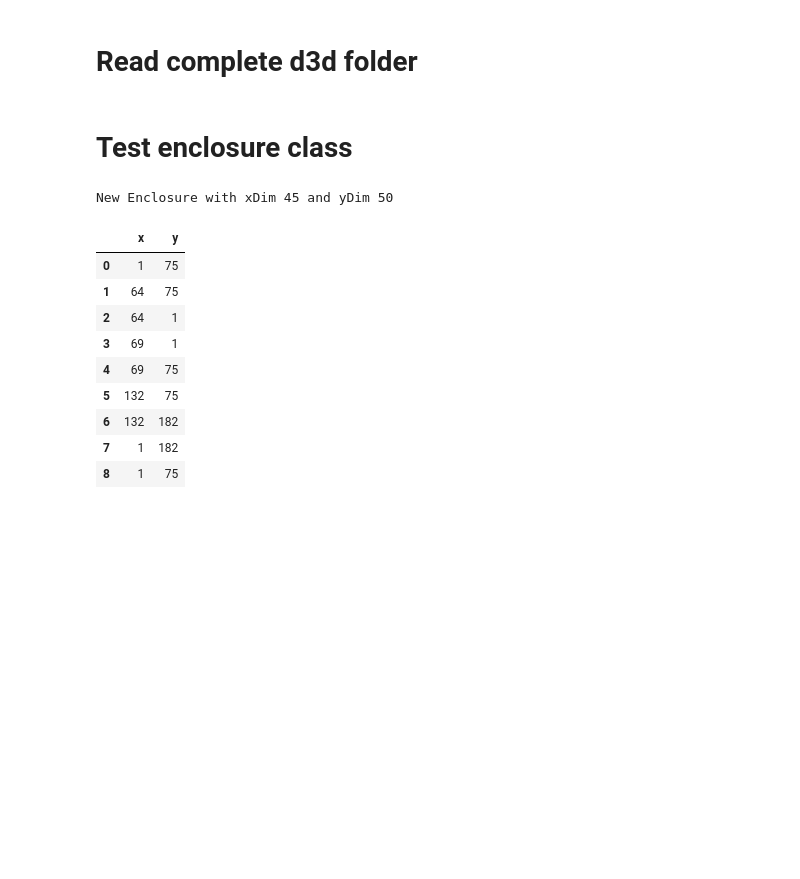
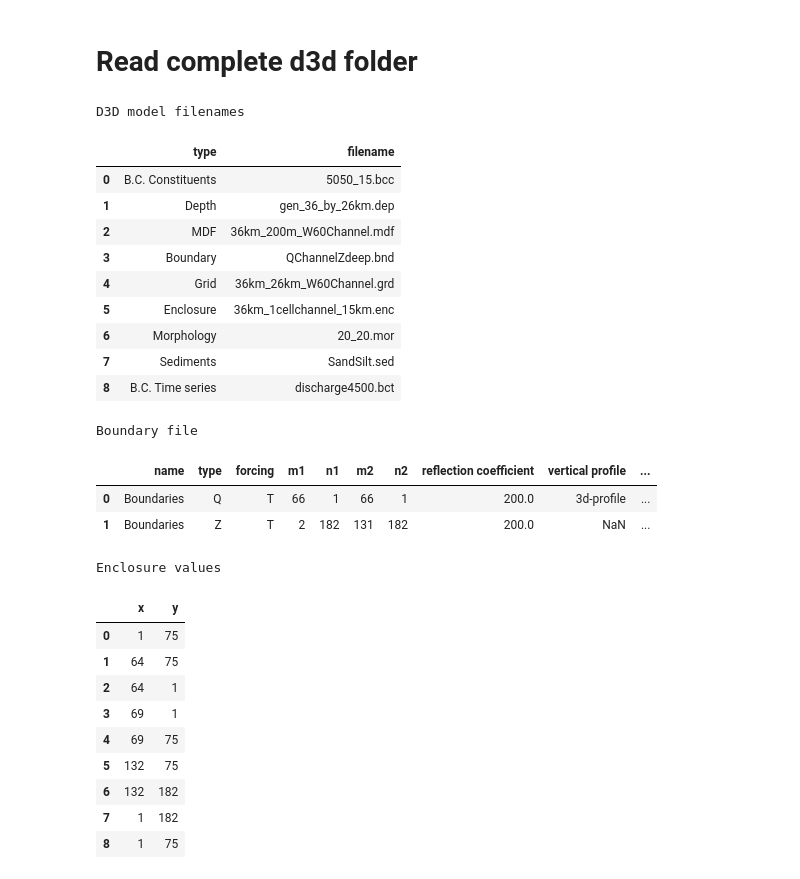
Before and after one commit to JulesBlm/Delft3D-Python-Thesis, a Jupyter notebook: ReadFolder.ipynb, the cells around one changed output. Saved outputs shown, nothing was run; the diff lists cells and outputs as text; code cells hidden in the pictures; blank space fills up the shorter version.

```diff
--- a/ReadFolder.ipynb
+++ b/ReadFolder.ipynb
@@ -3,8 +3,33 @@
 # %%
 from JulesD3D.D3DModel import D3DModel
 # %%
-enc_test_file = "/Users/julesblom/Dropbox/TU/Master/Thesis/Runs/Current/Final_ResetEvery5/Run01/"
+folderpath = "/Users/julesblom/Dropbox/TU/Master/Thesis/Runs/Current/Final_ResetEvery5/Run01/"
 
-# model = D3DModel(folderpath)
+model = D3DModel(folderpath)
+# %% [output]
+D3D model filenames
+|  | type | filename |
+| 0 | B.C. Constituents | 5050_15.bcc |
+| 1 | Depth | gen_36_by_26km.dep |
+| 2 | MDF | 36km_200m_W60Channel.mdf |
+| 3 | Boundary | QChannelZdeep.bnd |
+| 4 | Grid | 36km_26km_W60Channel.grd |
+| 5 | Enclosure | 36km_1cellchannel_15km.enc |
+| 6 | Morphology | 20_20.mor |
+| 7 | Sediments | SandSilt.sed |
+| 8 | B.C. Time series | discharge4500.bct |
+Boundary file
+|  | name | type | forcing | m1 | n1 | m2 | n2 | reflection coefficient | vertical profile | ... |
+| 0 | Boundaries | Q | T | 66 | 1 | 66 | 1 | 200.0 | 3d-profile | ... |
+| 1 | Boundaries | Z | T | 2 | 182 | 131 | 182 | 200.0 | NaN | ... |
+Enclosure values
+|  | x | y |
+| 0 | 1 | 75 |
+| 1 | 64 | 75 |
+| 2 | 64 | 1 |
+| 3 | 69 | 1 |
+| 4 | 69 | 75 |
+| 5 | 132 | 75 |
+| 6 | 132 | 182 |
+| 7 | 1 | 182 |
+| 8 | 1 | 75 |
-# %% [markdown]
-# Test enclosure class
@@ -15,18 +35,0 @@ from JulesD3D.enc import Enclosure
-# %%
-enc = Enclosure(dims=(45, 50))
-enc
-# %% [output]
-New Enclosure with xDim 45 and yDim 50
-# %%
-enc_from_file = Enclosure.read(filename=enc_test_file)
-# %% [output]
-|  | x | y |
-| 0 | 1 | 75 |
-| 1 | 64 | 75 |
-| 2 | 64 | 1 |
-| 3 | 69 | 1 |
-| 4 | 69 | 75 |
-| 5 | 132 | 75 |
-| 6 | 132 | 182 |
-| 7 | 1 | 182 |
-| 8 | 1 | 75 |
```
Also changed, not shown: parts of 7 cells of this notebook, 20 other files.
